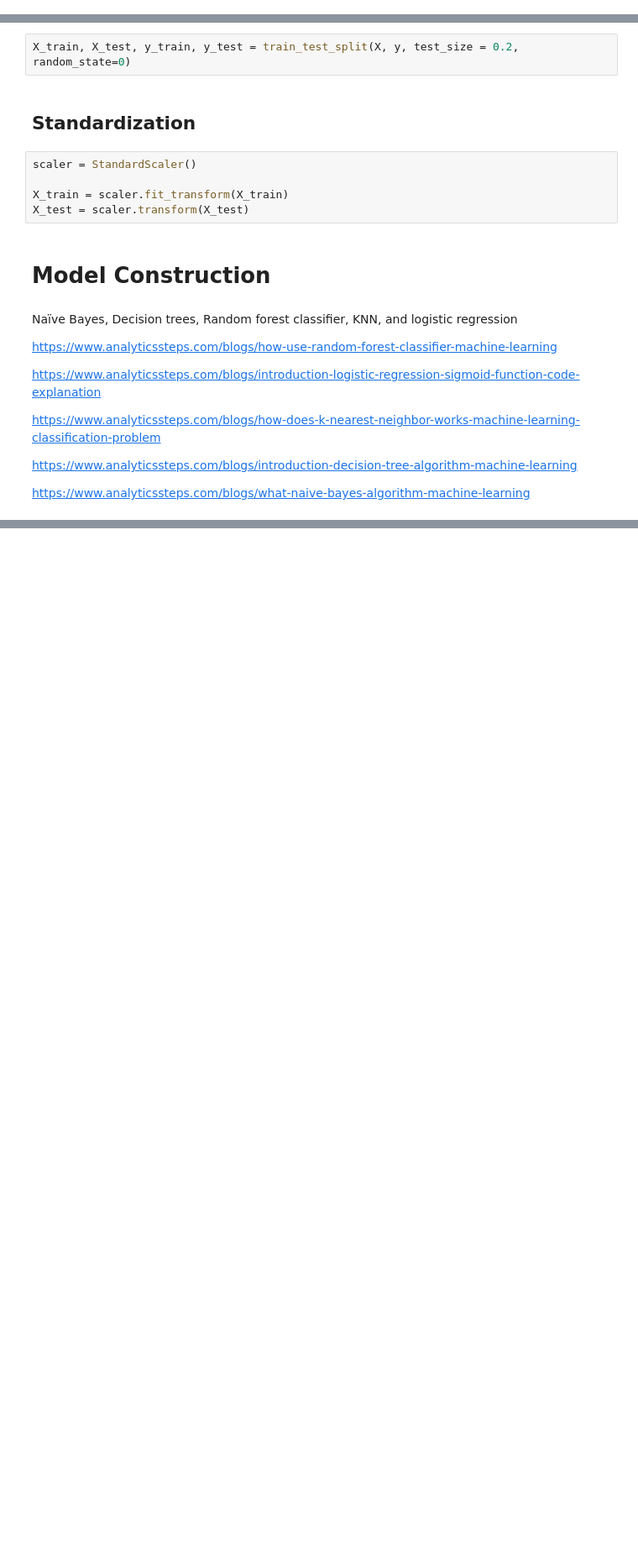
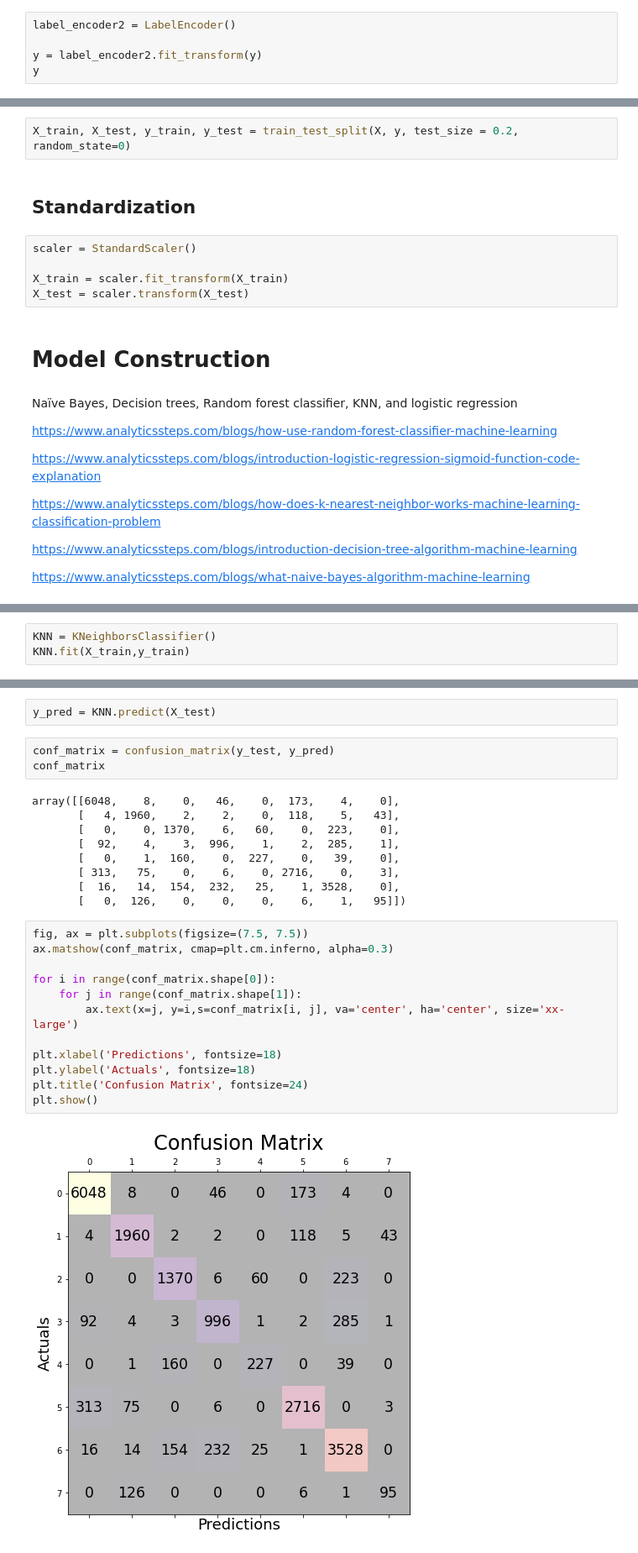
Before and after one commit to joshsalce/Pitch-Classifier-MLB-2022, a Jupyter notebook: Classifier_1.ipynb, the cells around one changed output, grey strips where cells are left out. Shown at 84% size. Saved outputs shown, nothing was run; the diff lists cells and outputs as text; blank space fills up the shorter version.

Commit message:
KNN Model & Confusion Matrices

```diff
--- a/Classifier_1.ipynb
+++ b/Classifier_1.ipynb
@@ -389,0 +409,5 @@ dtype: object
+# %%
+label_encoder2 = LabelEncoder()
+
+y = label_encoder2.fit_transform(y)
+y
@@ -424,0 +463,3 @@ https://towardsdatascience.com/python-scikit-learn-logistic-regression-classific
+# %%
+KNN = KNeighborsClassifier()
+KNN.fit(X_train,y_train)
@@ -424,0 +468,28 @@ https://towardsdatascience.com/python-scikit-learn-logistic-regression-classific
+# %%
+y_pred = KNN.predict(X_test)
+# %%
+conf_matrix = confusion_matrix(y_test, y_pred)
+conf_matrix
+# %% [output]
+array([[6048,    8,    0,   46,    0,  173,    4,    0],
+       [   4, 1960,    2,    2,    0,  118,    5,   43],
+       [   0,    0, 1370,    6,   60,    0,  223,    0],
+       [  92,    4,    3,  996,    1,    2,  285,    1],
+       [   0,    1,  160,    0,  227,    0,   39,    0],
+       [ 313,   75,    0,    6,    0, 2716,    0,    3],
+       [  16,   14,  154,  232,   25,    1, 3528,    0],
+       [   0,  126,    0,    0,    0,    6,    1,   95]])
+# %%
+fig, ax = plt.subplots(figsize=(7.5, 7.5))
+ax.matshow(conf_matrix, cmap=plt.cm.inferno, alpha=0.3)
+
+for i in range(conf_matrix.shape[0]):
+    for j in range(conf_matrix.shape[1]):
+        ax.text(x=j, y=i,s=conf_matrix[i, j], va='center', ha='center', size='xx-large')
+
+plt.xlabel('Predictions', fontsize=18)
+plt.ylabel('Actuals', fontsize=18)
+plt.title('Confusion Matrix', fontsize=24)
+plt.show()
+# %% [output]
+[figure, added]
```
Also changed, not shown: parts of 17 cells of this notebook.
